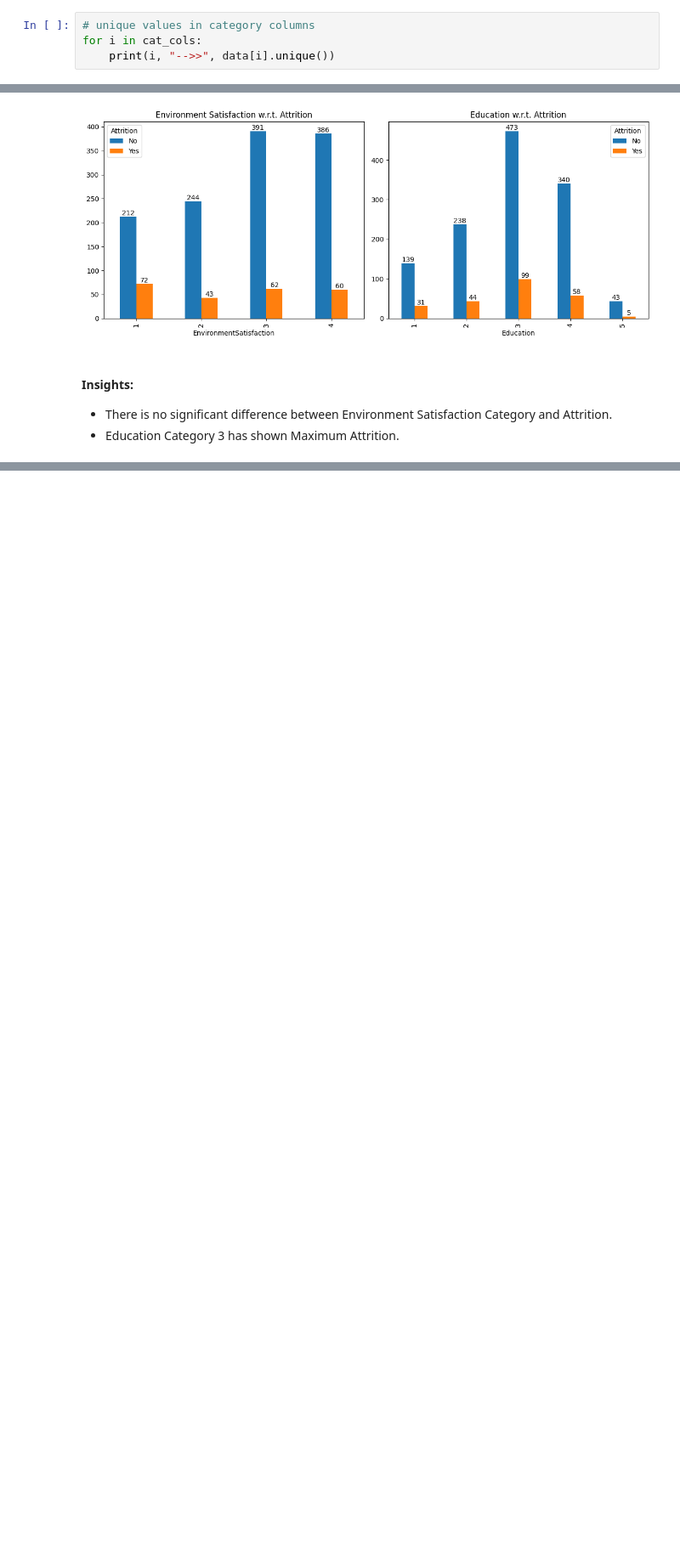
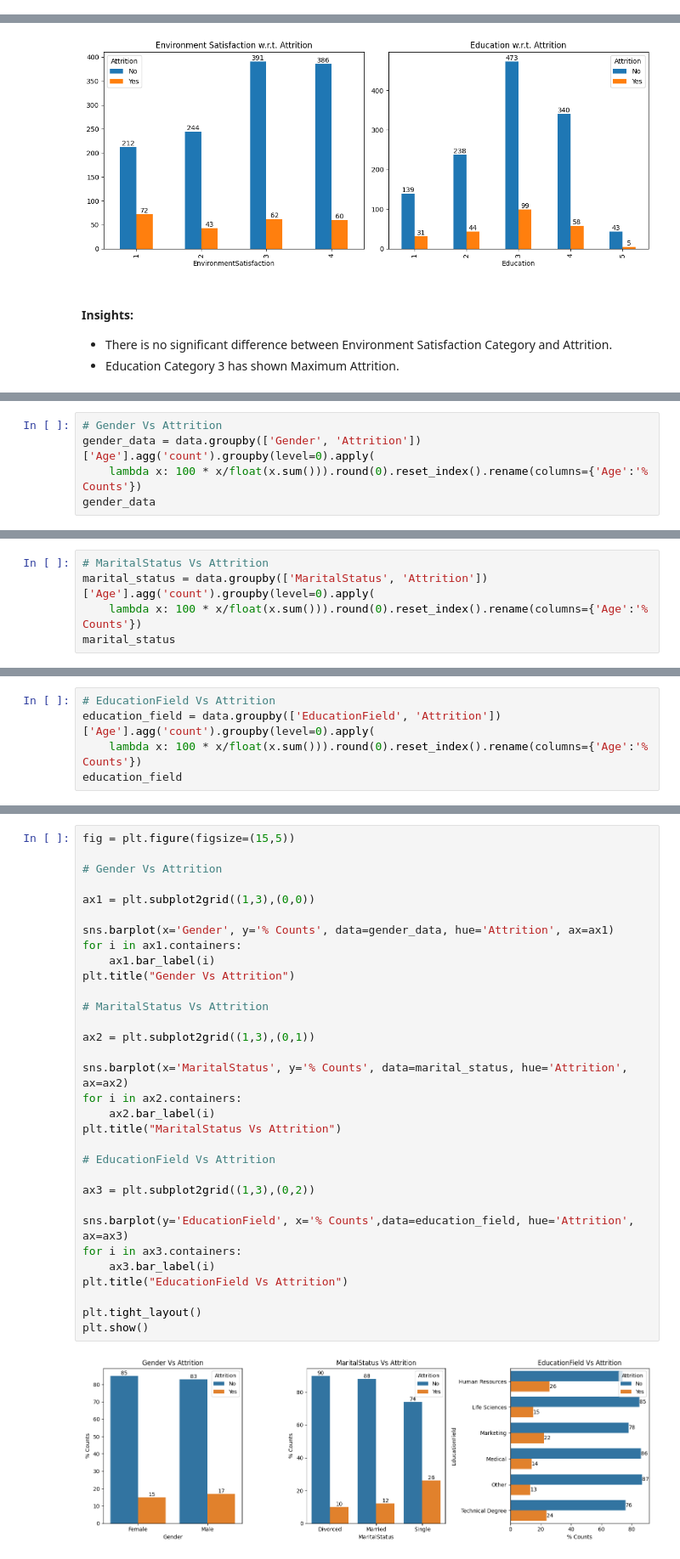
Before and after one commit to Akshay-Paunikar/IBM_Employee_Attrition_ML, a Jupyter notebook: notebook/IBM_Employee_Attrition_EDA.ipynb, the cells around one changed output, grey strips where cells are left out. Shown at 85% size. Drawn from its saved outputs; the diff is of its cells as text; blank space fills up the shorter version.

```diff
--- a/notebook/IBM_Employee_Attrition_EDA.ipynb
+++ b/notebook/IBM_Employee_Attrition_EDA.ipynb
@@ -171,4 +163,0 @@ len(num_cols), len(cat_cols)
-# %%
-# unique values in category columns
-for i in cat_cols:
-    print(i, "-->>", data[i].unique())
@@ -719,0 +702,5 @@ plt.show()
+# %%
+# Gender Vs Attrition
+gender_data = data.groupby(['Gender', 'Attrition'])['Age'].agg('count').groupby(level=0).apply(
+    lambda x: 100 * x/float(x.sum())).round(0).reset_index().rename(columns={'Age':'% Counts'})
+gender_data
@@ -719,0 +713,5 @@ plt.show()
+# %%
+# MaritalStatus Vs Attrition
+marital_status = data.groupby(['MaritalStatus', 'Attrition'])['Age'].agg('count').groupby(level=0).apply(
+    lambda x: 100 * x/float(x.sum())).round(0).reset_index().rename(columns={'Age':'% Counts'})
+marital_status
@@ -719,0 +726,5 @@ plt.show()
+# %%
+# EducationField Vs Attrition
+education_field = data.groupby(['EducationField', 'Attrition'])['Age'].agg('count').groupby(level=0).apply(
+    lambda x: 100 * x/float(x.sum())).round(0).reset_index().rename(columns={'Age':'% Counts'})
+education_field
@@ -719,0 +747,34 @@ plt.show()
+# %%
+fig = plt.figure(figsize=(15,5))
+
+# Gender Vs Attrition
+
+ax1 = plt.subplot2grid((1,3),(0,0))
+
+sns.barplot(x='Gender', y='% Counts', data=gender_data, hue='Attrition', ax=ax1)
+for i in ax1.containers:
+    ax1.bar_label(i)
+plt.title("Gender Vs Attrition")
+
+# MaritalStatus Vs Attrition
+
+ax2 = plt.subplot2grid((1,3),(0,1))
+
+sns.barplot(x='MaritalStatus', y='% Counts', data=marital_status, hue='Attrition', ax=ax2)
+for i in ax2.containers:
+    ax2.bar_label(i)
+plt.title("MaritalStatus Vs Attrition")
+
+# EducationField Vs Attrition
+
+ax3 = plt.subplot2grid((1,3),(0,2))
+
+sns.barplot(y='EducationField', x='% Counts',data=education_field, hue='Attrition', ax=ax3)
+for i in ax3.containers:
+    ax3.bar_label(i)
+plt.title("EducationField Vs Attrition")
+
+plt.tight_layout()
+plt.show()
+# %% [output]
+[figure, added]
```
Also changed, not shown: parts of 24 cells of this notebook.
